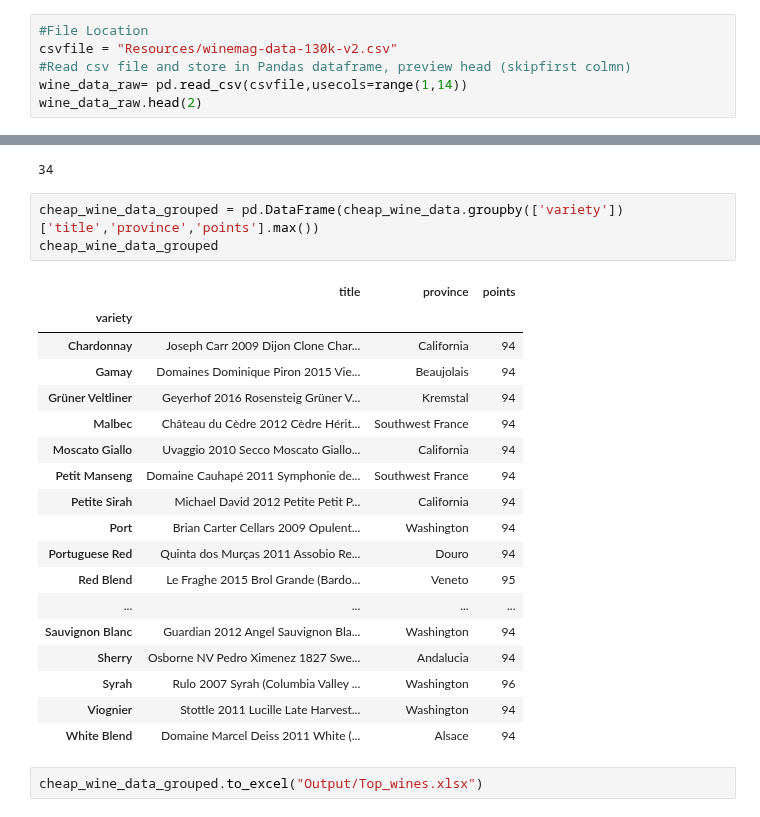
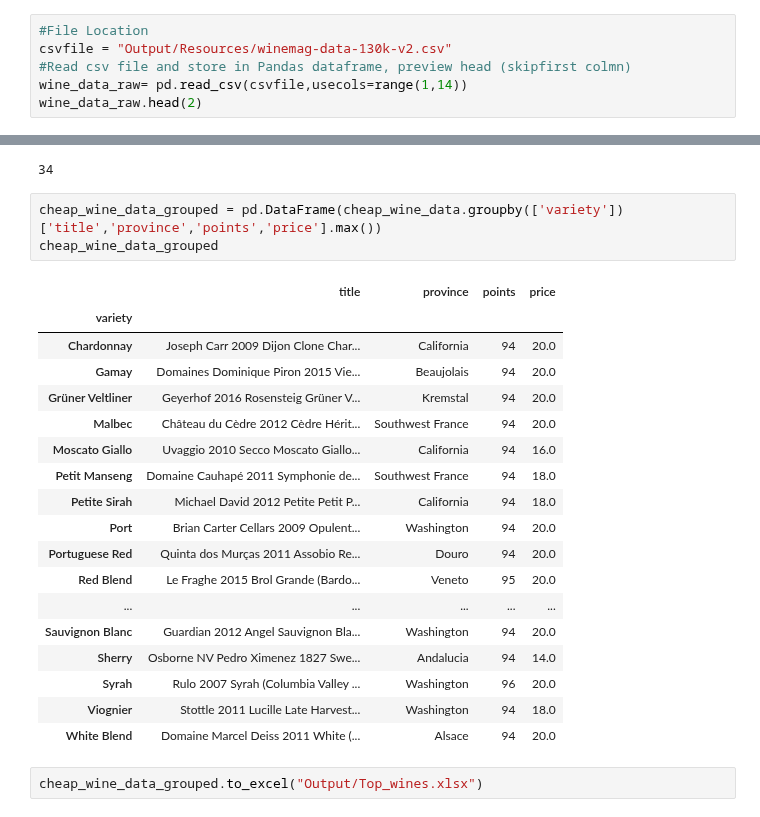
Before and after one commit to madengr00/PourTaste, a Jupyter notebook: selectwine.ipynb, the cells around one changed output, grey strips where cells are left out. Cells and saved outputs as stored; diff of their text form.

```diff
--- a/selectwine.ipynb
+++ b/selectwine.ipynb
@@ -19,7 +19,7 @@ import matplotlib.pyplot as lt
 pd.options.display.max_colwidth = 100
 # %%
 #File Location
-csvfile = "Resources/winemag-data-130k-v2.csv"
+csvfile = "Output/Resources/winemag-data-130k-v2.csv"
 #Read csv file and store in Pandas dataframe, preview head (skipfirst colmn)
 wine_data_raw= pd.read_csv(csvfile,usecols=range(1,14))
 wine_data_raw.head(2)
@@ -120,26 +120,26 @@ cheap_wine_data.variety.count()
 # %% [output]
 34
 # %%
-cheap_wine_data_grouped = pd.DataFrame(cheap_wine_data.groupby(['variety'])['title','province','points'].max())
+cheap_wine_data_grouped = pd.DataFrame(cheap_wine_data.groupby(['variety'])['title','province','points','price'].max())
 cheap_wine_data_grouped
 # %% [output]
-|  | title | province | points |
-| variety |  |  |  |
-| Chardonnay | Joseph Carr 2009 Dijon Clone Char... | California | 94 |
-| Gamay | Domaines Dominique Piron 2015 Vie... | Beaujolais | 94 |
-| Grüner Veltliner | Geyerhof 2016 Rosensteig Grüner V... | Kremstal | 94 |
-| Malbec | Château du Cèdre 2012 Cèdre Hérit... | Southwest France | 94 |
-| Moscato Giallo | Uvaggio 2010 Secco Moscato Giallo... | California | 94 |
-| Petit Manseng | Domaine Cauhapé 2011 Symphonie de... | Southwest France | 94 |
-| Petite Sirah | Michael David 2012 Petite Petit P... | California | 94 |
-| Port | Brian Carter Cellars 2009 Opulent... | Washington | 94 |
-| Portuguese Red | Quinta dos Murças 2011 Assobio Re... | Douro | 94 |
-| Red Blend | Le Fraghe 2015 Brol Grande (Bardo... | Veneto | 95 |
-| ... | ... | ... | ... |
-| Sauvignon Blanc | Guardian 2012 Angel Sauvignon Bla... | Washington | 94 |
-| Sherry | Osborne NV Pedro Ximenez 1827 Swe... | Andalucia | 94 |
-| Syrah | Rulo 2007 Syrah (Columbia Valley ... | Washington | 96 |
-| Viognier | Stottle 2011 Lucille Late Harvest... | Washington | 94 |
-| White Blend | Domaine Marcel Deiss 2011 White (... | Alsace | 94 |
+|  | title | province | points | price |
+| variety |  |  |  |  |
+| Chardonnay | Joseph Carr 2009 Dijon Clone Char... | California | 94 | 20.0 |
+| Gamay | Domaines Dominique Piron 2015 Vie... | Beaujolais | 94 | 20.0 |
+| Grüner Veltliner | Geyerhof 2016 Rosensteig Grüner V... | Kremstal | 94 | 20.0 |
+| Malbec | Château du Cèdre 2012 Cèdre Hérit... | Southwest France | 94 | 20.0 |
+| Moscato Giallo | Uvaggio 2010 Secco Moscato Giallo... | California | 94 | 16.0 |
+| Petit Manseng | Domaine Cauhapé 2011 Symphonie de... | Southwest France | 94 | 18.0 |
+| Petite Sirah | Michael David 2012 Petite Petit P... | California | 94 | 18.0 |
+| Port | Brian Carter Cellars 2009 Opulent... | Washington | 94 | 20.0 |
+| Portuguese Red | Quinta dos Murças 2011 Assobio Re... | Douro | 94 | 20.0 |
+| Red Blend | Le Fraghe 2015 Brol Grande (Bardo... | Veneto | 95 | 20.0 |
+| ... | ... | ... | ... | ... |
+| Sauvignon Blanc | Guardian 2012 Angel Sauvignon Bla... | Washington | 94 | 20.0 |
+| Sherry | Osborne NV Pedro Ximenez 1827 Swe... | Andalucia | 94 | 14.0 |
+| Syrah | Rulo 2007 Syrah (Columbia Valley ... | Washington | 96 | 20.0 |
+| Viognier | Stottle 2011 Lucille Late Harvest... | Washington | 94 | 18.0 |
+| White Blend | Domaine Marcel Deiss 2011 White (... | Alsace | 94 | 20.0 |
 # %%
 cheap_wine_data_grouped.to_excel("Output/Top_wines.xlsx")
```
Also changed, not shown: parts of 1 cell of this notebook, 2 other files.
